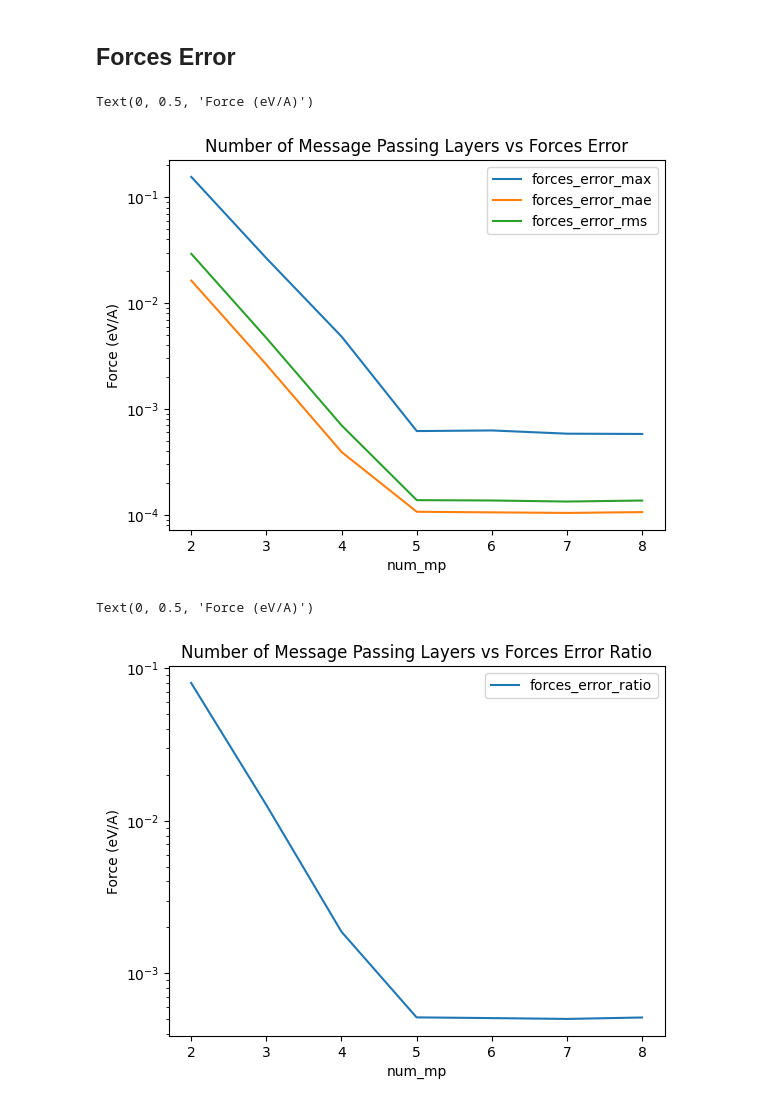
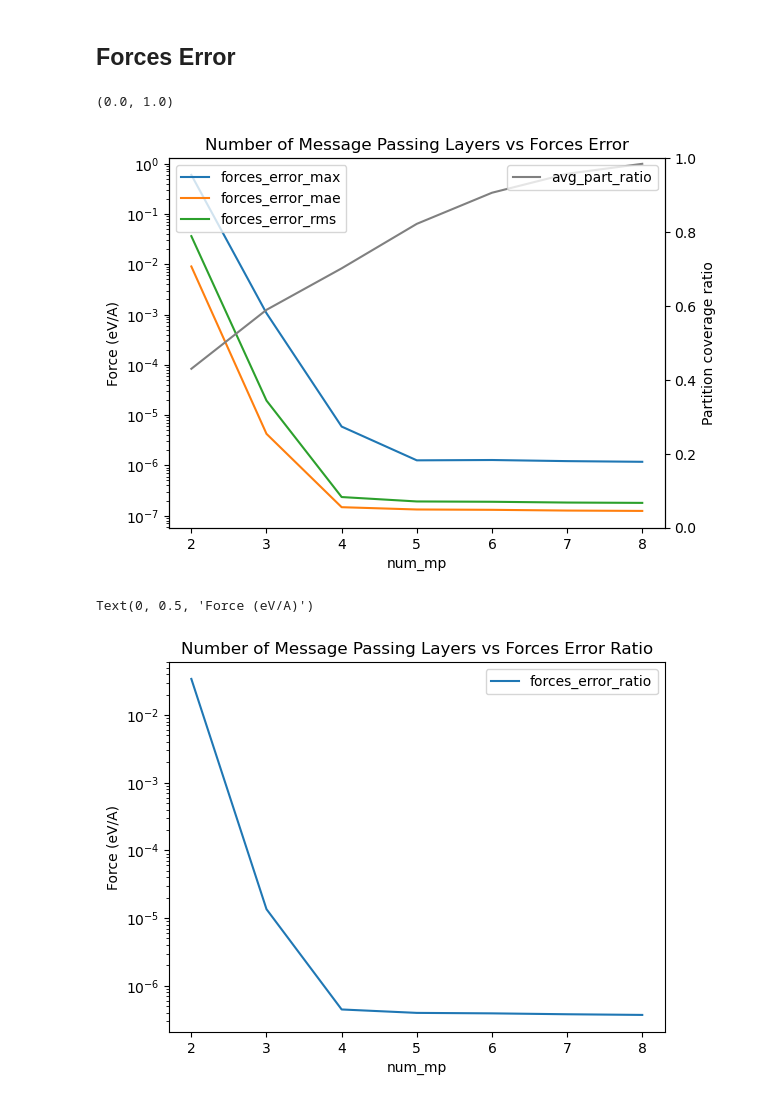
Before and after one commit to jaeheonshim/atomic-graph-partitioning, a Jupyter notebook: test_results.ipynb, the cells around one changed output. Drawn from its saved outputs; the diff is of its cells as text; code cells hidden in the pictures.

```diff
--- a/test_results.ipynb
+++ b/test_results.ipynb
@@ -2,7 +2,7 @@
 import pandas as pd
 import matplotlib.pyplot as plt
 # %%
-df = pd.read_csv('h2o_results/orb_results.csv')
+df = pd.read_csv('results/test/mattersim_results.csv')
 # %%
 df
 # %% [output]
@@ -65,16 +75,29 @@ Text(0, 0.5, 'Energy (eV)')
 # %% [markdown]
 ## Forces Error
 # %%
-ax = avg_by_mp.plot(y=['forces_error_max', 'forces_error_mae', 'forces_error_rms'], logy=True)
-ax.set_title("Number of Message Passing Layers vs Forces Error")
-ax.set_ylabel("Force (eV/A)")
+fig, ax1 = plt.subplots()
+
+avg_by_mp[['forces_error_max', 'forces_error_mae', 'forces_error_rms']].plot(
+    ax=ax1,
+    logy=True
+)
+ax1.set_title("Number of Message Passing Layers vs Forces Error")
+ax1.set_ylabel("Force (eV/A)")
+ax1.legend(loc='upper left')
+
+ax2 = ax1.twinx()
+
+avg_by_mp['avg_part_ratio'].plot(ax=ax2, color='gray', )
+ax2.set_ylabel("Partition coverage ratio")
+ax2.legend(loc='upper right')
+ax2.set_ylim([0, 1])
 # %% [output]
-Text(0, 0.5, 'Force (eV/A)')
+(0.0, 1.0)
-[figure, old version]
+[figure, new version]
 # %%
 ax = avg_by_mp.plot(y=['forces_error_ratio'], logy=True)
 ax.set_title("Number of Message Passing Layers vs Forces Error Ratio")
 ax.set_ylabel("Force (eV/A)")
 # %% [output]
 Text(0, 0.5, 'Force (eV/A)')
-[figure, old version]
+[figure, new version]
```
Also changed, not shown: parts of 6 cells of this notebook, 9 other files.
